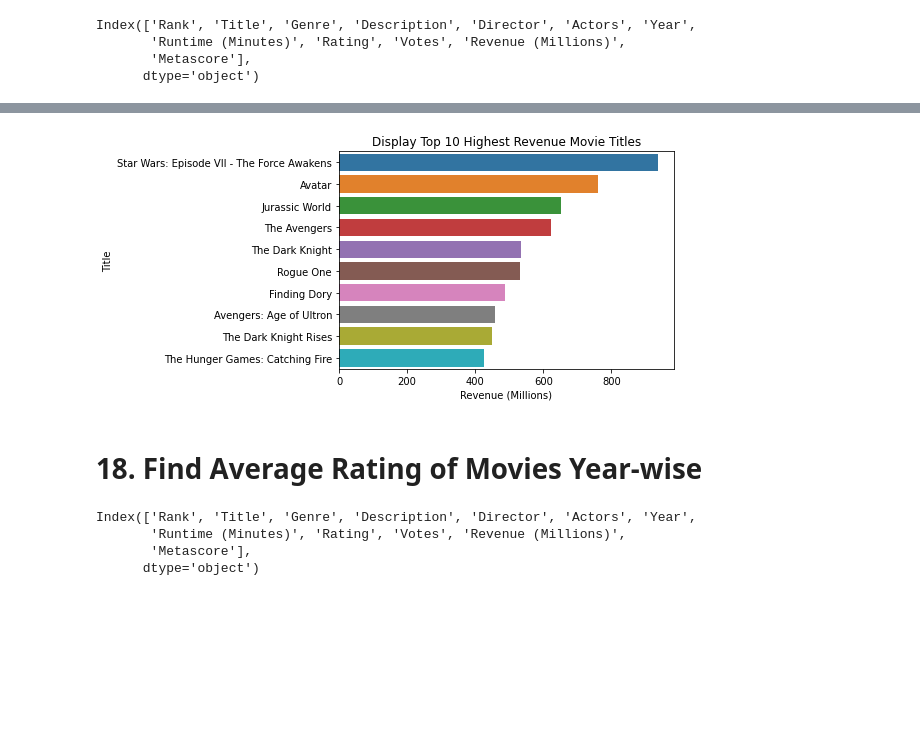
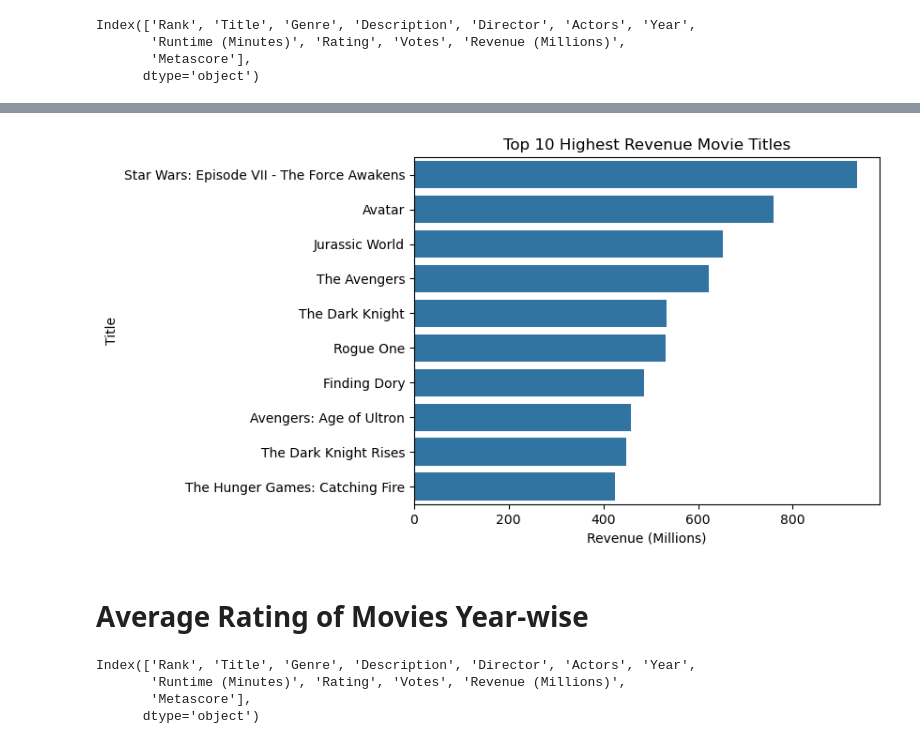
Before and after one commit to iamzubairnaseer/data-analysis-imdb-movie-dataset, a Jupyter notebook: data-analysis-imdb-movie-dataset.ipynb, the cells around one changed output, grey strips where cells are left out. Drawn from its saved outputs; the diff is of its cells as text; code cells hidden in the pictures; blank space fills up the shorter version.

```diff
--- a/data-analysis-imdb-movie-dataset.ipynb
+++ b/data-analysis-imdb-movie-dataset.ipynb
@@ -371,13 +689,13 @@ data.sort_values(by='Revenue (Millions)',ascending=False).head(10)
 # %%
-top_10 = data.nlargest(10,'Revenue (Millions)')[['Title','Director','Revenue (Millions)']].set_index('Title')
+top_10 = data.nlargest(10,'Revenue (Millions)')[['Title', 'Revenue (Millions)']].set_index('Title')
 # %%
-sns.barplot(top_10['Revenue (Millions)'],top_10.index)
-plt.title("Display Top 10 Highest Revenue Movie Titles")
+sns.barplot(x=top_10['Revenue (Millions)'], y=top_10.index, data=top_10)
+plt.title("Top 10 Highest Revenue Movie Titles")
 plt.show()
 # %% [output]
-[figure, old version]
+[figure, new version]
 # %% [markdown]
-# 18.  Find Average Rating of Movies Year-wise
+# Average Rating of Movies Year-wise
 # %%
 data.columns
 # %% [output]
```
Also changed, not shown: parts of 77 cells of this notebook.
